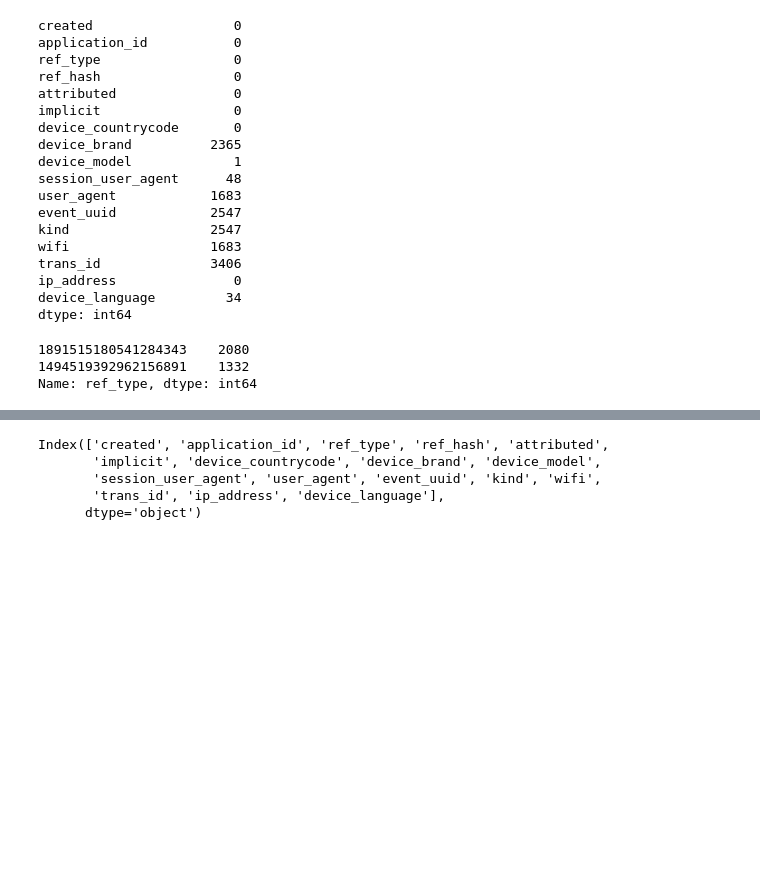
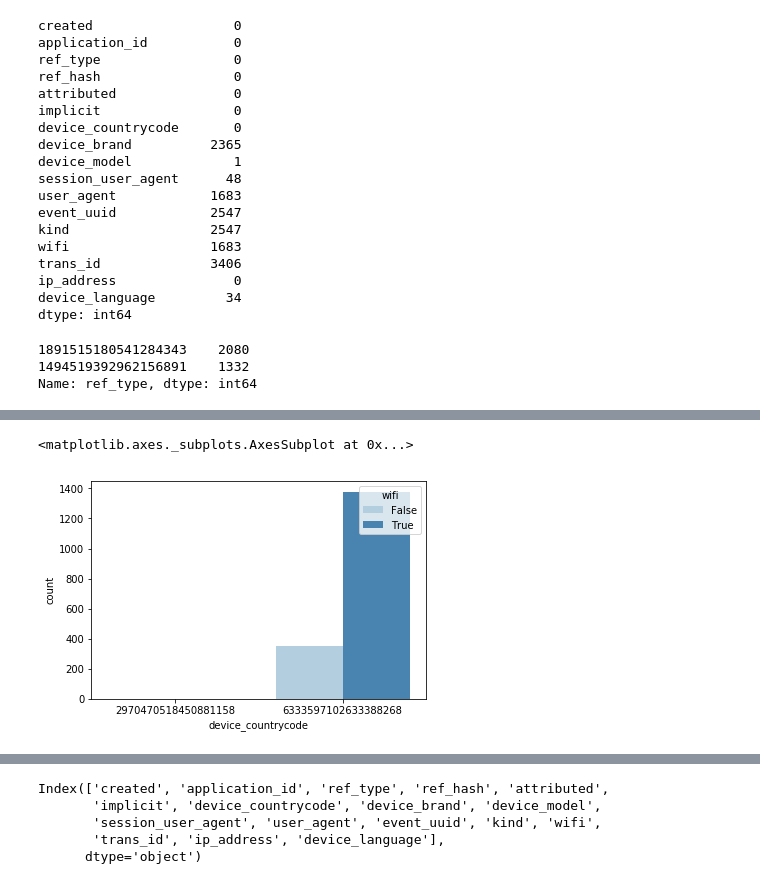
Before and after one commit to Elianagam/orgaDatosTp1, a Jupyter notebook: prueba_installs2.ipynb, the cells around one changed output, grey strips where cells are left out. Cells and saved outputs as stored; diff of their text form; code cells hidden in the pictures; blank space fills up the shorter version.

```diff
--- a/prueba_installs2.ipynb
+++ b/prueba_installs2.ipynb
@@ -198,0 +162,5 @@ Text(51.0, 0.5, 'Hora')
+# %%
+sns.countplot(x='device_countrycode', data=installs, palette='Blues', hue='wifi') # hay un pais que no tiene registros de instalaciones x wifi
+# %% [output]
+<matplotlib.axes._subplots.AxesSubplot at 0x...>
+[figure, added]
```
Also changed, not shown: parts of 23 cells of this notebook.
